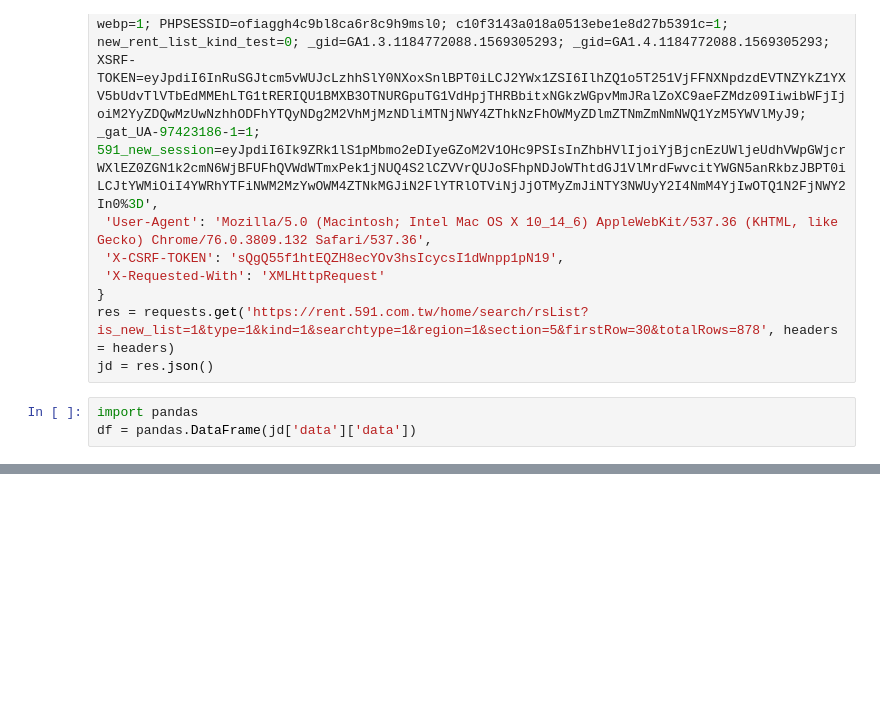
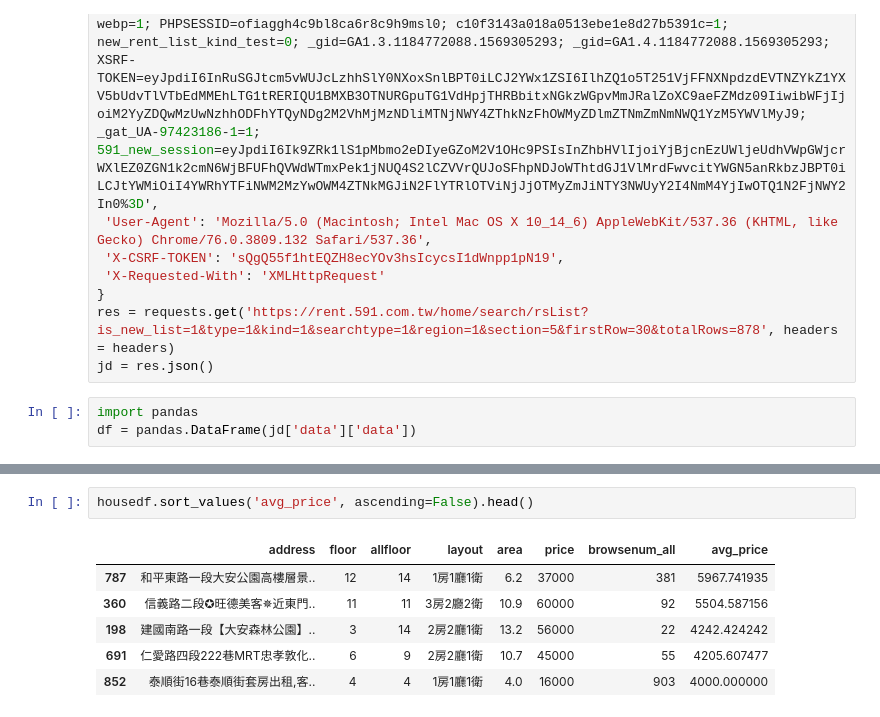
Before and after one commit to ywchiu/chinalife, a Jupyter notebook: Demo20190924.ipynb, the cells around one changed output, grey strips where cells are left out. Drawn from its saved outputs; the diff is of its cells as text; blank space fills up the shorter version.

```diff
--- a/Demo20190924.ipynb
+++ b/Demo20190924.ipynb
@@ -76,0 +145,9 @@ df.head()
+# %%
+housedf.sort_values('avg_price', ascending=False).head()
+# %% [output]
+|  | address | floor | allfloor | layout | area | price | browsenum_all | avg_price |
+| 787 | 和平東路一段大安公園高樓層景.. | 12 | 14 | 1房1廳1衛 | 6.2 | 37000 | 381 | 5967.741935 |
+| 360 | 信義路二段✪旺德美客✵近東門.. | 11 | 11 | 3房2廳2衛 | 10.9 | 60000 | 92 | 5504.587156 |
+| 198 | 建國南路一段【大安森林公園】.. | 3 | 14 | 2房2廳1衛 | 13.2 | 56000 | 22 | 4242.424242 |
+| 691 | 仁愛路四段222巷MRT忠孝敦化.. | 6 | 9 | 2房2廳1衛 | 10.7 | 45000 | 55 | 4205.607477 |
+| 852 | 泰順街16巷泰順街套房出租,客.. | 4 | 4 | 1房1廳1衛 | 4.0 | 16000 | 903 | 4000.000000 |
```
Also changed, not shown: parts of 90 cells of this notebook.
